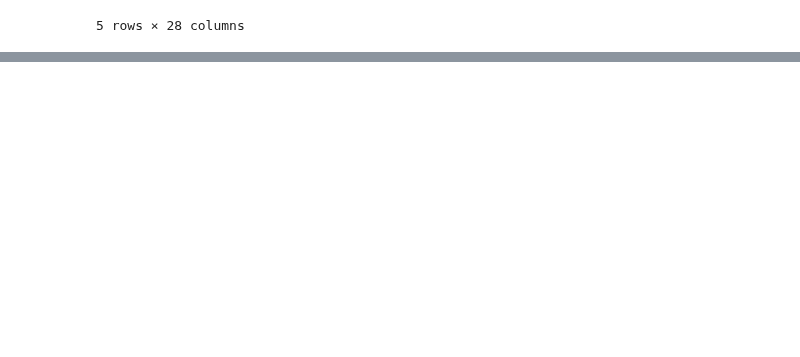
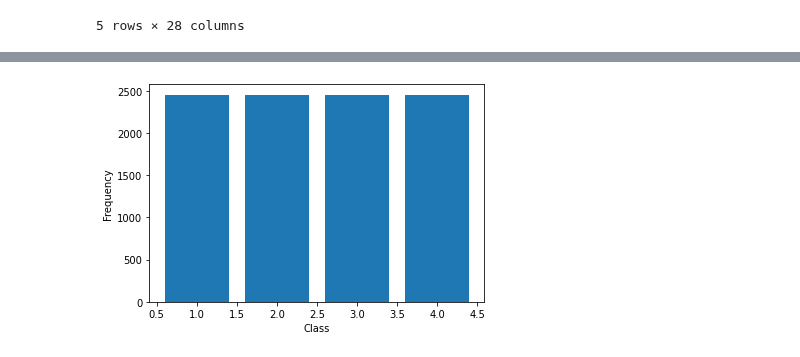
Before and after one commit to medplot/data-mining-project, a Jupyter notebook: jupyter_notebooks/preprocessing.ipynb, the cells around one changed output, grey strips where cells are left out. Saved outputs shown, nothing was run; the diff lists cells and outputs as text; code cells hidden in the pictures; blank space fills up the shorter version.

```diff
--- a/jupyter_notebooks/preprocessing.ipynb
+++ b/jupyter_notebooks/preprocessing.ipynb
@@ -84,0 +212,5 @@ dataset.head()
+# %%
+dataset, target = get_preprocessed_brfss_dataset_label_encoded_undersampled()
+plot_class_frequencies(target)
+# %% [output]
+[figure, added]
```
Also changed, not shown: parts of 22 cells of this notebook.
